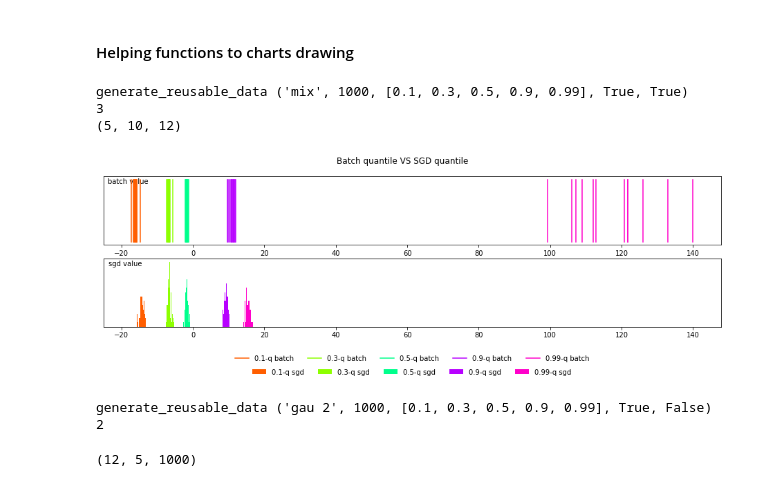
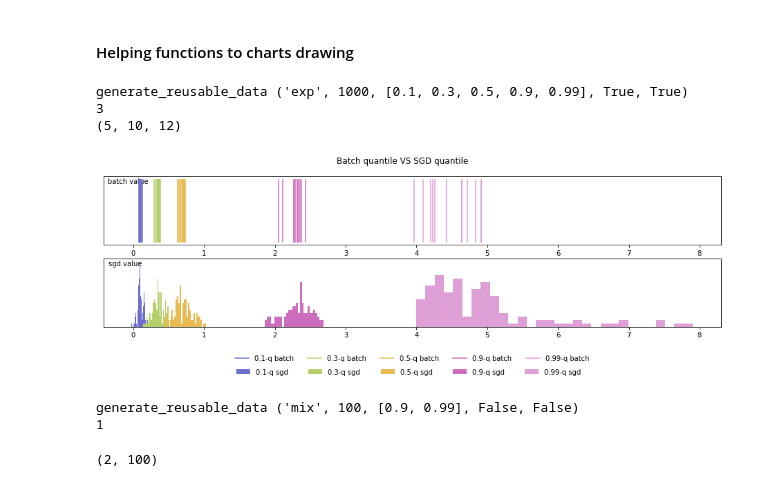
Before and after one commit to chengsoonong/eheye, a Jupyter notebook: QuantEst/sgd_quant_est/comparison_image_generation.ipynb, the cells around one changed output. Saved outputs shown, nothing was run; the diff lists cells and outputs as text; code cells hidden in the pictures.

```diff
--- a/QuantEst/sgd_quant_est/comparison_image_generation.ipynb
+++ b/QuantEst/sgd_quant_est/comparison_image_generation.ipynb
@@ -52,7 +52,7 @@ import matplotlib.cm as cmx
 # import import_ipynb
 # from plt_quantile_comparison import plot_quantile_shuffles, plot_quantile_generations
 # %%
-distro_list = ['mix', 'gau 1', 'gau 2', 'exp', 'my_distro']
+distro_list = ['mix', 'gau 1', 'gau 2', 'exp']
 stepsize_list = ['const', '2/sqrt_k', '0.002/sqrt_k']
 
 tau_vals = [0.1, 0.3, 0.5, 0.9, 0.99]
@@ -62,7 +62,7 @@ N_s = 10 # N_shuffle
 N_q = len(tau_vals)
 
 c_Norm = colors.Normalize(vmin=0, vmax=1)
-scalarMap = cmx.ScalarMappable(norm=c_Norm, cmap=plt.get_cmap('gist_rainbow'))
+scalarMap = cmx.ScalarMappable(norm=c_Norm, cmap=plt.get_cmap('tab20'))
 # %%
 # all of the inputs are in the form of list
 # e.g. distro = [mix_gaussian], datasize = [100, 100000], stepsize = [2]
@@ -201,9 +237,11 @@ def set_stepsize(k, stepsize):
         return 0.002/math.sqrt(k)
     raise Exception('stepsize parameter is wrong')
 
-def generate_single_q_sgd_proc_single_dataset(dataset, stepsize, tau):
+
+
+def sgd(dataset, stepsize, tau):
     q_sgd_proc = np.zeros(len(dataset))
-    q = 0
+    q= 0
     for k, x in enumerate(dataset):
         alpha = set_stepsize(k+1, stepsize)
         if x > q:
@@ -213,10 +251,14 @@ def generate_single_q_sgd_proc_single_dataset(dataset, stepsize, tau):
         q_sgd_proc[k] = q
     return q_sgd_proc
 
-def generate_q_sgd_proc_single_dataset(dataset, stepsize, tau_lst):
+def generate_q_sgd_proc_single_dataset(dataset, stepsize, tau_lst, modified_sgd=False):
     q_sgd_procs = np.zeros((len(tau_lst), len(dataset)))
     for idx, tau in enumerate(tau_lst):
-        q_sgd_procs[idx] = generate_single_q_sgd_proc_single_dataset(dataset, stepsize, tau)
+        if modified_sgd:
+            q_sgd_procs[idx] = sgd_init_changed(dataset, stepsize, tau)
+        else:
+            q_sgd_procs[idx] = sgd(dataset, stepsize, tau)
+
     return q_sgd_procs
 
 def generate_q_sgd_proc(dataset, stepsize, tau_lst):
@@ -282,13 +324,13 @@ def generate_q_sgds(dataset, stepsize, q_lst):
 # %%
 # Generate data to test plots
 # dataset = generate_dataset(distro=distro_list[0], datasize=1000, g_test=False, s_test=False)
-dataset, q_batches = generate_reusable_data(distro=distro_list[0], datasize=1000, q_lst=tau_vals,
+dataset, q_batches = generate_reusable_data(distro=distro_list[3], datasize=1000, q_lst=tau_vals,
                                             g_test=True, s_test=True)
 q_sgd_res, proc_filename, proc_shape = generate_q_sgds(dataset, stepsize_list[1], tau_vals)
 # print (q_batches)
 print (q_sgd_res.T.shape)
 # %% [output]
-generate_reusable_data ('mix', 1000, [0.1, 0.3, 0.5, 0.9, 0.99], True, True)
+generate_reusable_data ('exp', 1000, [0.1, 0.3, 0.5, 0.9, 0.99], True, True)
 3
 (5, 10, 12)
 # %%
@@ -307,50 +349,52 @@ def plt_stripe(tau_lst, ax, q_lst, pattern, name):
 # %%
 def plot_spectrum_stripes(q_lst, q_batches, q_sgd_res):
     c_Norm = colors.Normalize(vmin=0, vmax=1)
-    scalarMap = cmx.ScalarMappable(norm=c_Norm, cmap=plt.get_cmap('gist_rainbow'))
+#     scalarMap = cmx.ScalarMappable(norm=c_Norm, cmap=plt.get_cmap('cool'))
     styles = ['-', '--']
-    names = ['-q batch', '-q sgd']
+    names = ['-q batch', '-q sgd   ']
 
     fig = plt.figure(figsize=(16,4))
     ax_batch = fig.add_subplot(211)
     ax_sgd = fig.add_subplot(212, sharex = ax_batch)
     fig.suptitle('Batch quantile VS SGD quantile')
 
     plt_stripe(q_lst, ax_batch, q_batches, styles[0], names[0])
     plt_stripe(q_lst, ax_sgd, q_sgd_res, styles[1], names[1])
 
     #set
     ax_batch.set_xlabel('batch value')
     ax_batch.xaxis.set_label_coords(0.04, 0.98)
     ax_batch.set_yticks([])
 
     plt.locator_params(axis='x', nbins=10)
 
     ax_sgd.set_xlabel('sgd value')
     ax_sgd.xaxis.set_label_coords(0.035, 0.98)
     ax_sgd.set_yticks([])
 
 
     # set position of legend
     ax_batch.legend(loc='lower center', bbox_to_anchor=(0.5, -1.8),
             frameon=False, ncol=len(q_lst))
     ax_sgd.legend(loc='lower center', bbox_to_anchor=(0.5, -0.8),
         frameon=False, ncol=len(q_lst))
 
 #     return fig
 
-# plot_spectrum_stripes(tau_vals, q_batches, q_sgd_res)
+plot_spectrum_stripes(tau_vals, q_batches, q_sgd_res)
 # %% [output]
-[figure, old version]
+[figure, new version]
 # %%
-dataset, q_batches = generate_reusable_data(distro=distro_list[2], datasize=1000, q_lst=tau_vals,
-                                            g_test=True, s_test=False)
-q_sgd_res, proc_filename, proc_shape = generate_q_sgds(dataset, stepsize_list[2], tau_vals)
+q_lst = [0.9,0.99]
+dataset, q_batches = generate_reusable_data(distro=distro_list[0], datasize=100, q_lst=q_lst,
+                                            g_test=False, s_test=False)
+q_sgd_res, proc_filename, proc_shape = generate_q_sgds(dataset, stepsize_list[0], q_lst)
 # print (q_batches)
 # print (q_sgd_res.T.shape)
 q_procs = np.memmap(proc_filename, np.float32, 'r+', shape=proc_shape)
 q_procs.shape
+# q_batches.mean(axis=0)
 # %% [output]
-generate_reusable_data ('gau 2', 1000, [0.1, 0.3, 0.5, 0.9, 0.99], True, False)
-2
+generate_reusable_data ('mix', 100, [0.9, 0.99], False, False)
+1
-(12, 5, 1000)
+(2, 100)
```
Also changed, not shown: parts of 6 cells of this notebook, 1 other file.
